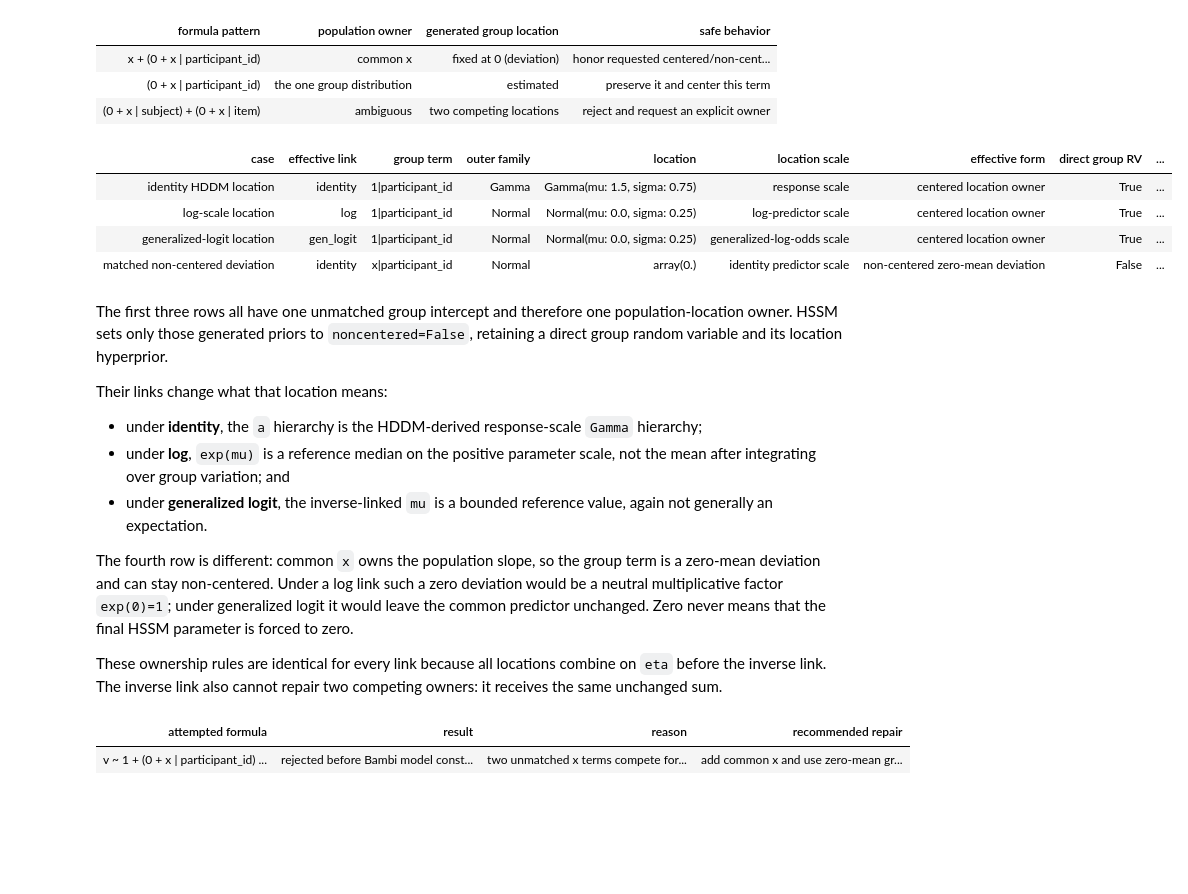
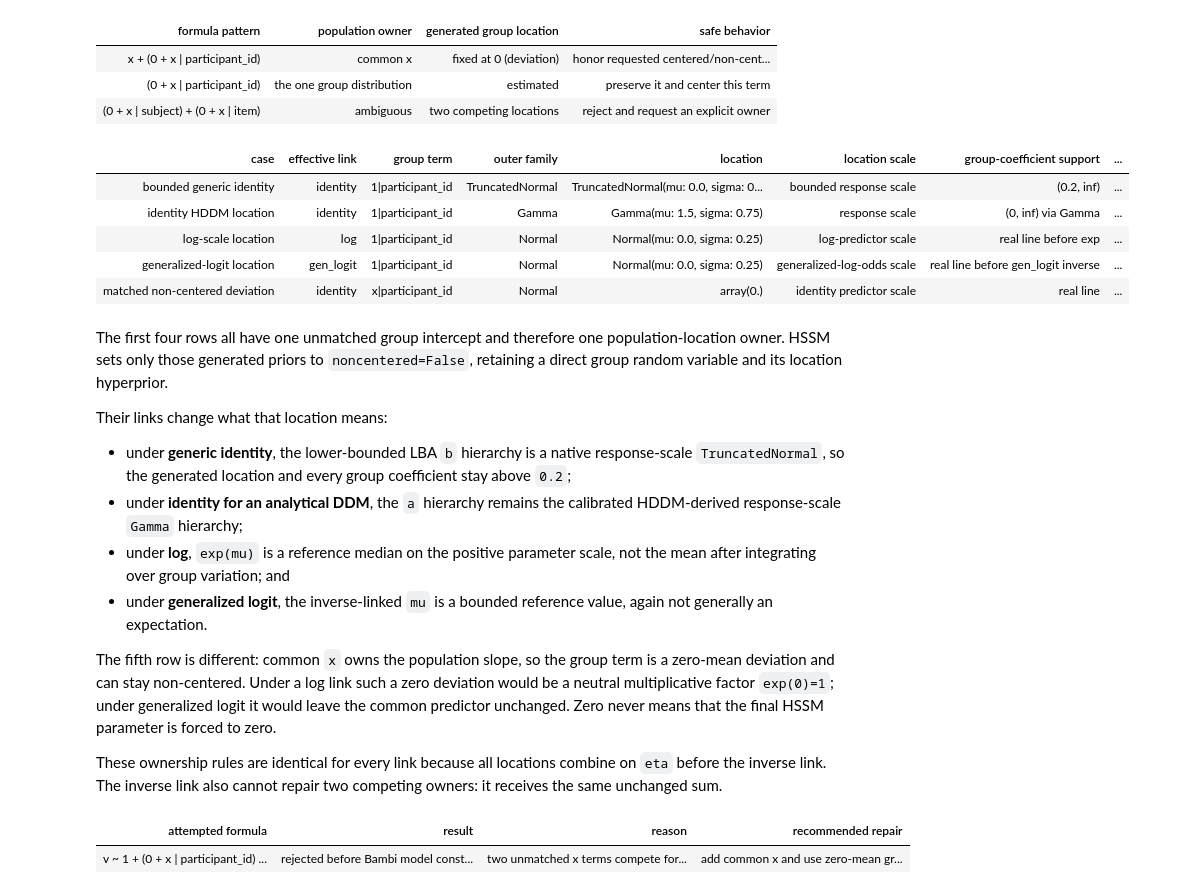
Before and after one commit to lnccbrown/HSSM, a Jupyter notebook: docs/tutorials/link_functions.ipynb, the cells around one changed output. Cells and saved outputs as stored; diff of their text form; code cells hidden in the pictures; blank space fills up the shorter version.

Commit message:
docs: explain bounded group locations (#1269)

```diff
--- a/docs/tutorials/link_functions.ipynb
+++ b/docs/tutorials/link_functions.ipynb
@@ -621,27 +643,43 @@ assert "x|item_id" in ambiguous_owner_error
 # %%
 _group_rows = []
 _group_specs = [
+    (
+        "bounded generic identity",
+        "b",
+        "1|participant_id",
+        "bounded response scale",
+        "(0.2, inf)",
+    ),
     (
         "identity HDDM location",
         "a",
         "1|participant_id",
         "response scale",
+        "(0, inf) via Gamma",
     ),
-    ("log-scale location", "a", "1|participant_id", "log-predictor scale"),
+    (
+        "log-scale location",
+        "a",
+        "1|participant_id",
+        "log-predictor scale",
+        "real line before exp",
+    ),
     (
         "generalized-logit location",
         "z",
         "1|participant_id",
         "generalized-log-odds scale",
+        "real line before gen_logit inverse",
     ),
     (
         "matched non-centered deviation",
         "v",
         "x|participant_id",
         "identity predictor scale",
+        "real line",
     ),
 ]
-for _label, _parameter, _term, _scale in _group_specs:
+for _label, _parameter, _term, _scale, _support in _group_specs:
     _model = group_location_models[_label]
     _prior = _model.params[_parameter].prior[_term]
     _mu = _prior.args.get("mu")
@@ -656,6 +694,7 @@ for _label, _parameter, _term, _scale in _group_specs:
             "outer family": _prior.name,
             "location": format_prior(_mu) if _mu_is_free else repr(_mu),
             "location scale": _scale,
+            "group-coefficient support": _support,
             "effective form": (
                 "centered location owner"
                 if _prior.noncentered is False
@@ -669,58 +708,80 @@ for _label, _parameter, _term, _scale in _group_specs:
 group_location_prior_table = pd.DataFrame(_group_rows)
 _identity_prior = (
     group_location_models["identity HDDM location"]
     .params["a"]
     .prior["1|participant_id"]
 )
+_bounded_identity_prior = (
+    group_location_models["bounded generic identity"]
+    .params["b"]
+    .prior["1|participant_id"]
+)
 _log_prior = (
     group_location_models["log-scale location"].params["a"].prior["1|participant_id"]
 )
 _gen_logit_prior = (
     group_location_models["generalized-logit location"]
     .params["z"]
     .prior["1|participant_id"]
 )
 _matched_prior = (
     group_location_models["matched non-centered deviation"]
     .params["v"]
     .prior["x|participant_id"]
 )
 
+assert _bounded_identity_prior.name == "TruncatedNormal"
+assert _bounded_identity_prior.noncentered is False
+assert np.isclose(float(_bounded_identity_prior.args["lower"]), 0.2)
+assert np.isposinf(float(_bounded_identity_prior.args["upper"]))
+assert isinstance(_bounded_identity_prior.args["mu"], bmb.Prior)
+assert _bounded_identity_prior.args["mu"].name == "TruncatedNormal"
 assert _identity_prior.name == "Gamma"
 assert _log_prior.name == "Normal"
 assert _gen_logit_prior.name == "Normal"
 assert _identity_prior.noncentered is False
 assert _log_prior.noncentered is False
 assert _gen_logit_prior.noncentered is False
 assert not isinstance(_matched_prior.args["mu"], bmb.Prior)
 assert np.all(np.asarray(_matched_prior.args["mu"]) == 0.0)
-assert group_location_prior_table.iloc[:3]["direct group RV"].all()
-assert not group_location_prior_table.iloc[:3]["offset RV"].any()
-assert not group_location_prior_table.iloc[3]["direct group RV"]
-assert group_location_prior_table.iloc[3]["offset RV"]
+_rows_by_case = group_location_prior_table.set_index("case")
+_owner_cases = [
+    "bounded generic identity",
+    "identity HDDM location",
+    "log-scale location",
+    "generalized-logit location",
+]
+assert _rows_by_case.loc[_owner_cases, "direct group RV"].all()
+assert not _rows_by_case.loc[_owner_cases, "offset RV"].any()
+assert not _rows_by_case.loc["matched non-centered deviation", "direct group RV"]
+assert _rows_by_case.loc["matched non-centered deviation", "offset RV"]
 mo.Html(group_location_prior_table.to_html(index=False, border=0))
 # %% [output]
-| case | effective link | group term | outer family | location | location scale | effective form | direct group RV | ... |
-| identity HDDM location | identity | 1|participant_id | Gamma | Gamma(mu: 1.5, sigma: 0.75) | response scale | centered location owner | True | ... |
-| log-scale location | log | 1|participant_id | Normal | Normal(mu: 0.0, sigma: 0.25) | log-predictor scale | centered location owner | True | ... |
-| generalized-logit location | gen_logit | 1|participant_id | Normal | Normal(mu: 0.0, sigma: 0.25) | generalized-log-odds scale | centered location owner | True | ... |
-| matched non-centered deviation | identity | x|participant_id | Normal | array(0.) | identity predictor scale | non-centered zero-mean deviation | False | ... |
+| case | effective link | group term | outer family | location | location scale | group-coefficient support | ... |
+| bounded generic identity | identity | 1|participant_id | TruncatedNormal | TruncatedNormal(mu: 0.0, sigma: 0... | bounded response scale | (0.2, inf) | ... |
+| identity HDDM location | identity | 1|participant_id | Gamma | Gamma(mu: 1.5, sigma: 0.75) | response scale | (0, inf) via Gamma | ... |
+| log-scale location | log | 1|participant_id | Normal | Normal(mu: 0.0, sigma: 0.25) | log-predictor scale | real line before exp | ... |
+| generalized-logit location | gen_logit | 1|participant_id | Normal | Normal(mu: 0.0, sigma: 0.25) | generalized-log-odds scale | real line before gen_logit inverse | ... |
+| matched non-centered deviation | identity | x|participant_id | Normal | array(0.) | identity predictor scale | real line | ... |
 # %% [markdown]
-The first three rows all have one unmatched group intercept and therefore
+The first four rows all have one unmatched group intercept and therefore
 one population-location owner. HSSM sets only those generated priors to
 `noncentered=False`, retaining a direct group random variable and its
 location hyperprior.
 
 Their links change what that location means:
 
-- under **identity**, the `a` hierarchy is the HDDM-derived response-scale
-  `Gamma` hierarchy;
+- under **generic identity**, the lower-bounded LBA `b` hierarchy is a native
+  response-scale `TruncatedNormal`, so the generated location and every group
+  coefficient stay above `0.2`;
+- under **identity for an analytical DDM**, the `a` hierarchy remains the
+  calibrated HDDM-derived response-scale `Gamma` hierarchy;
 - under **log**, `exp(mu)` is a reference median on the positive parameter
   scale, not the mean after integrating over group variation; and
 - under **generalized logit**, the inverse-linked `mu` is a bounded reference
   value, again not generally an expectation.
 
-The fourth row is different: common `x` owns the population slope, so the
+The fifth row is different: common `x` owns the population slope, so the
 group term is a zero-mean deviation and can stay non-centered. Under a log
 link such a zero deviation would be a neutral multiplicative factor
 `exp(0)=1`; under generalized logit it would leave the common predictor
```
Also changed, not shown: parts of 18 cells of this notebook, 4 other files.
